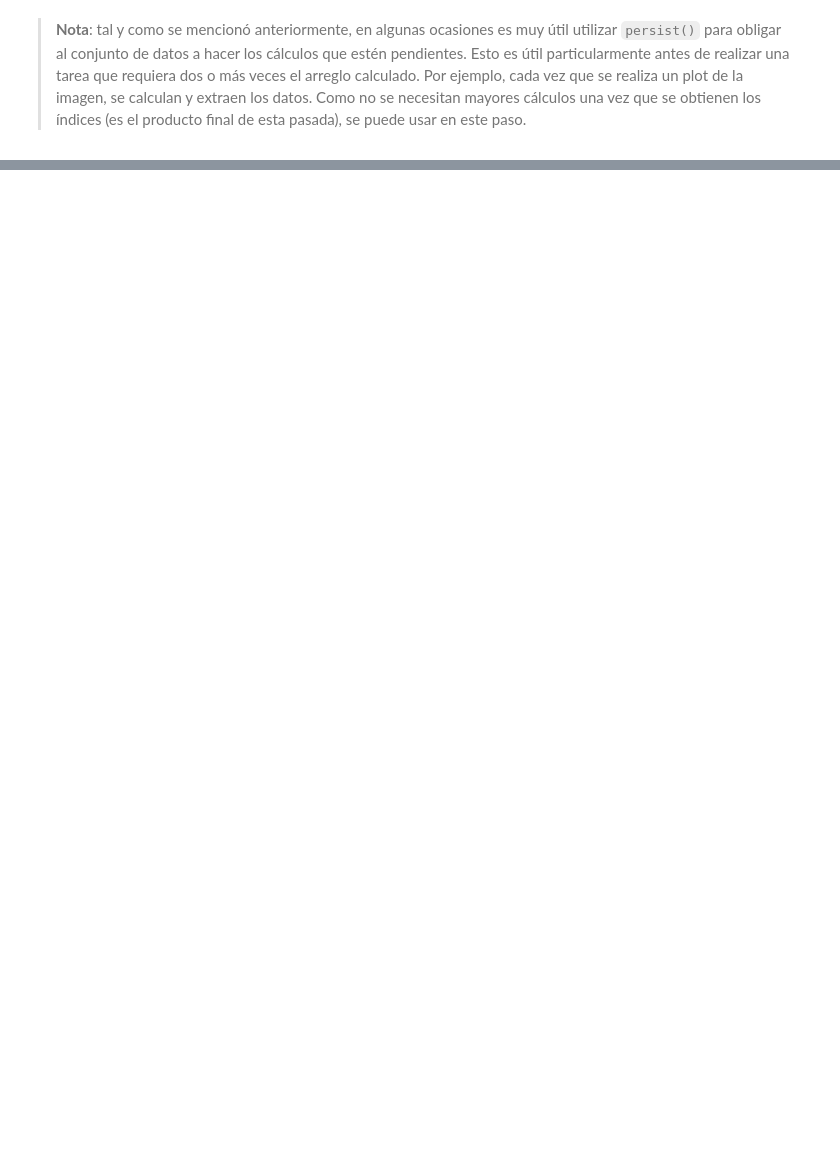
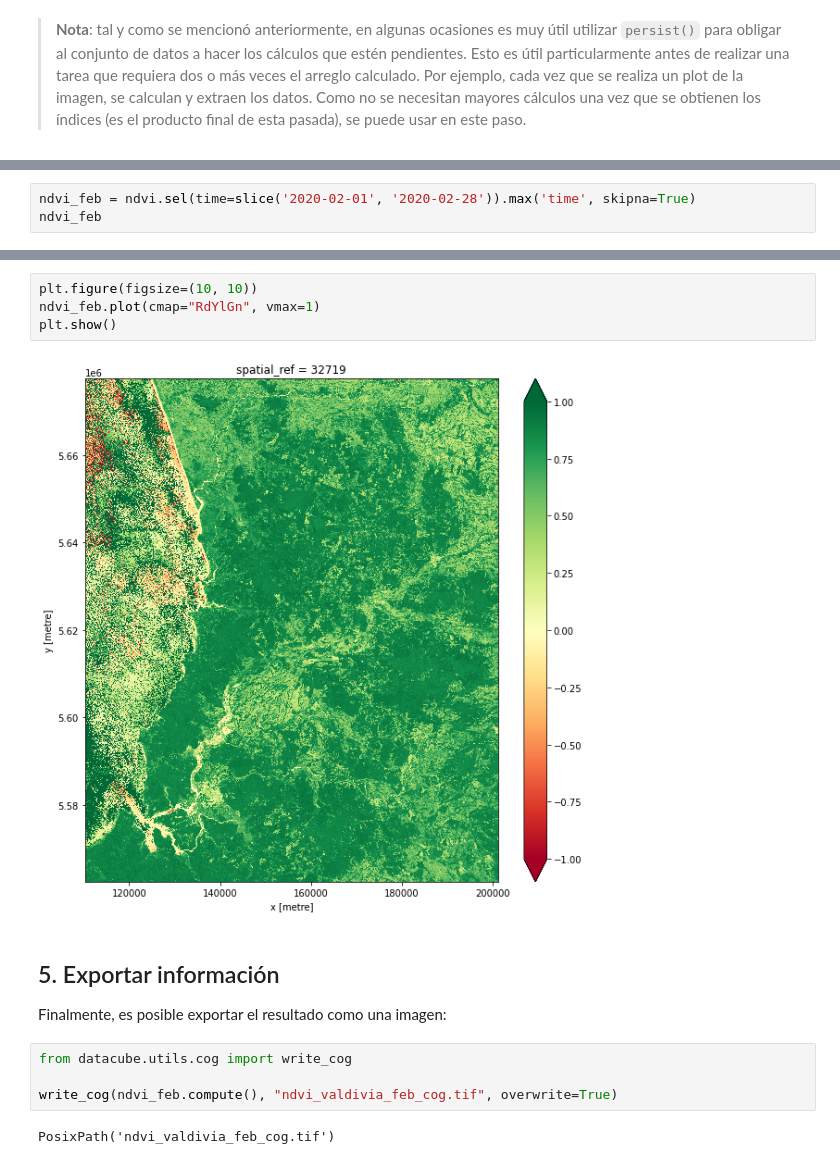
Before and after one commit to Data-Observatory/DataCubeTraining, a Jupyter notebook: basic/02_Análisis_básico.ipynb, the cells around one changed output, grey strips where cells are left out. Cells and saved outputs as stored; diff of their text form; blank space fills up the shorter version.

```diff
--- a/basic/02_Análisis_básico.ipynb
+++ b/basic/02_Análisis_básico.ipynb
@@ -225,0 +284,3 @@ Repetir el mismo
+# %%
+ndvi_feb = ndvi.sel(time=slice('2020-02-01', '2020-02-28')).max('time', skipna=True)
+ndvi_feb
@@ -225,0 +320,16 @@ Repetir el mismo
+# %%
+plt.figure(figsize=(10, 10))
+ndvi_feb.plot(cmap="RdYlGn", vmax=1)
+plt.show()
+# %% [output]
+[figure, added]
+# %% [markdown]
+## 5. Exportar información
+
+Finalmente, es posible exportar el resultado como una imagen:
+# %%
+from datacube.utils.cog import write_cog
+
+write_cog(ndvi_feb.compute(), "ndvi_valdivia_feb_cog.tif", overwrite=True)
+# %% [output]
+PosixPath('ndvi_valdivia_feb_cog.tif')
```
Also changed, not shown: parts of 24 cells of this notebook, 4 other files.
